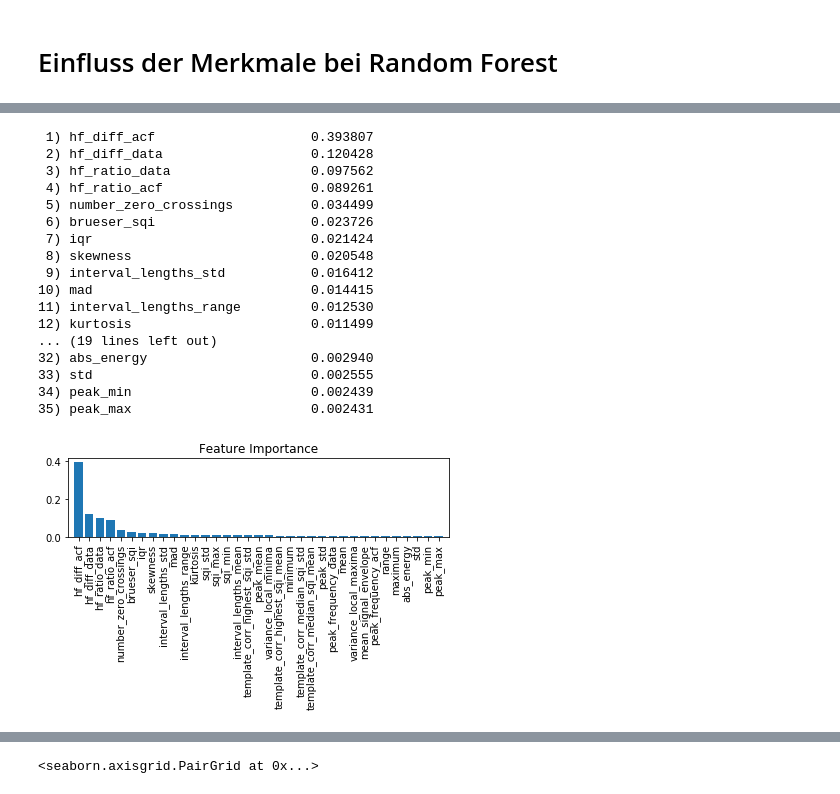
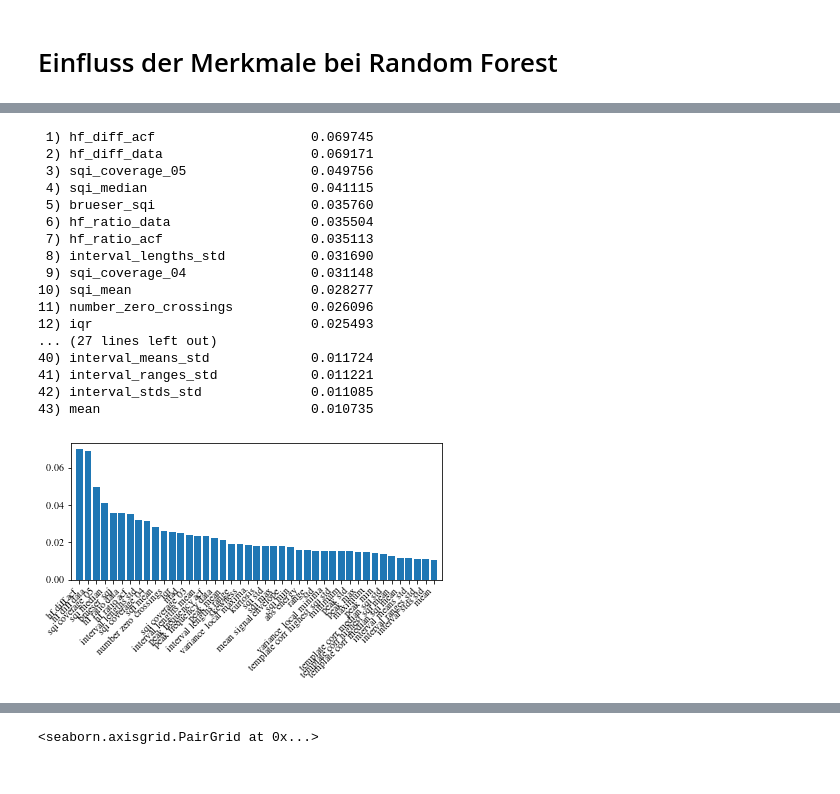
Before and after one commit to Zianor/Bachelorarbeit, a Jupyter notebook: Implementation/src/notebooks/own_features.ipynb, the cells around one changed output, grey strips where cells are left out. Cells and saved outputs as stored; diff of their text form; code cells hidden in the pictures.

```diff
--- a/Implementation/src/notebooks/own_features.ipynb
+++ b/Implementation/src/notebooks/own_features.ipynb
@@ -8,5 +8,9 @@ import utils
 from data_statistical_features import Segment, SegmentStatistical
 
 import os
+
+plt.rcParams.update(utils.get_plt_settings())
+
+save=True
 # %% [markdown]
 # Load Data
@@ -108,0 +94,5 @@ Test-Set:  0.6446175830157866
+# %%
+# forest_regr = RandomForestRegressor(random_state=1, n_jobs=-2, verbose=1)
+forest_regr = None
+
+rf_regr = OwnEstimatorRegression(forest_regr, path='rf_regr_2010.sav')
@@ -109,12 +140,12 @@ Test-Set:  0.6446175830157866
 # %%
-importances = forest.feature_importances_
+importances = rf_regr.clf.feature_importances_
 indices = np.argsort(importances)[::-1]
-for f in range(x_train.shape[1]):
-    print("%2d) %-*s %f" % (f + 1, 30, features.columns[indices[f]], importances[indices[f]]))
-plt.title('Feature Importance')
-plt.bar(range(x_train.shape[1]), importances[indices], align='center')
-plt.xticks(range(x_train.shape[1]), features.columns[indices], rotation=90)
-plt.xlim([-1, x_train.shape[1]])
+for f in range(len(rf_regr.features.columns)):
+    print("%2d) %-*s %f" % (f + 1, 30, rf_regr.features.columns[indices[f]], importances[indices[f]]))
+plt.figure(figsize=utils.get_plt_big_size())
+plt.bar(range(len(rf_regr.features.columns)), importances[indices], align='center')
+plt.xticks(range(len(rf_regr.features.columns)), [name.replace("_", " ") for name in rf_regr.features.columns[indices]], rotation=45, ha="right")
+plt.xlim([-1, len(rf_regr.features.columns)])
 plt.tight_layout()
 plt.show()
 # %% [output]
@@ -197,0 +170,5 @@ non-informative       0.60      0.90      0.72     78751
+# %%
+# forest = RandomForestClassifier(random_state=1, n_jobs=-2)
+forest = None
+
+rf_clf = OwnEstimatorClassification(forest, path='rf_clf_2010.sav')
@@ -198,30 +205,30 @@ non-informative       0.60      0.90      0.72     78751
 # %%
-importances = forest_regr.feature_importances_
+importances = rf_clf.clf.feature_importances_
 indices = np.argsort(importances)[::-1]
-for f in range(x_train.shape[1]):
-    print("%2d) %-*s %f" % (f + 1, 30, features.columns[indices[f]], importances[indices[f]]))
-plt.title('Feature Importance')
-plt.bar(range(x_train.shape[1]), importances[indices], align='center')
-plt.xticks(range(x_train.shape[1]), features.columns[indices], rotation=90)
-plt.xlim([-1, x_train.shape[1]])
+for f in range(len(rf_clf.features.columns)):
+    print("%2d) %-*s %f" % (f + 1, 30, rf_clf.features.columns[indices[f]], importances[indices[f]]))
+plt.figure(figsize=utils.get_plt_big_size())
+plt.bar(range(len(rf_clf.features.columns)), importances[indices], align='center')
+plt.xticks(range(len(rf_clf.features.columns)), [name.replace("_", " ") for name in rf_clf.features.columns[indices]], rotation=45, ha="right")
+plt.xlim([-1, len(rf_clf.features.columns)])
 plt.tight_layout()
 plt.show()
 # %% [output]
- 1) hf_diff_acf                    0.393807
- 2) hf_diff_data                   0.120428
- 3) hf_ratio_data                  0.097562
- 4) hf_ratio_acf                   0.089261
- 5) number_zero_crossings          0.034499
- 6) brueser_sqi                    0.023726
- 7) iqr                            0.021424
- 8) skewness                       0.020548
- 9) interval_lengths_std           0.016412
-10) mad                            0.014415
-11) interval_lengths_range         0.012530
-12) kurtosis                       0.011499
-... (19 lines left out)
-32) abs_energy                     0.002940
-33) std                            0.002555
-34) peak_min                       0.002439
-35) peak_max                       0.002431
+ 1) hf_diff_acf                    0.069745
+ 2) hf_diff_data                   0.069171
+ 3) sqi_coverage_05                0.049756
+ 4) sqi_median                     0.041115
+ 5) brueser_sqi                    0.035760
+ 6) hf_ratio_data                  0.035504
+ 7) hf_ratio_acf                   0.035113
+ 8) interval_lengths_std           0.031690
+ 9) sqi_coverage_04                0.031148
+10) sqi_mean                       0.028277
+11) number_zero_crossings          0.026096
+12) iqr                            0.025493
+... (27 lines left out)
+40) interval_means_std             0.011724
+41) interval_ranges_std            0.011221
+42) interval_stds_std              0.011085
+43) mean                           0.010735
-[figure, old version]
+[figure, new version]
```
Also changed, not shown: parts of 23 cells of this notebook.
